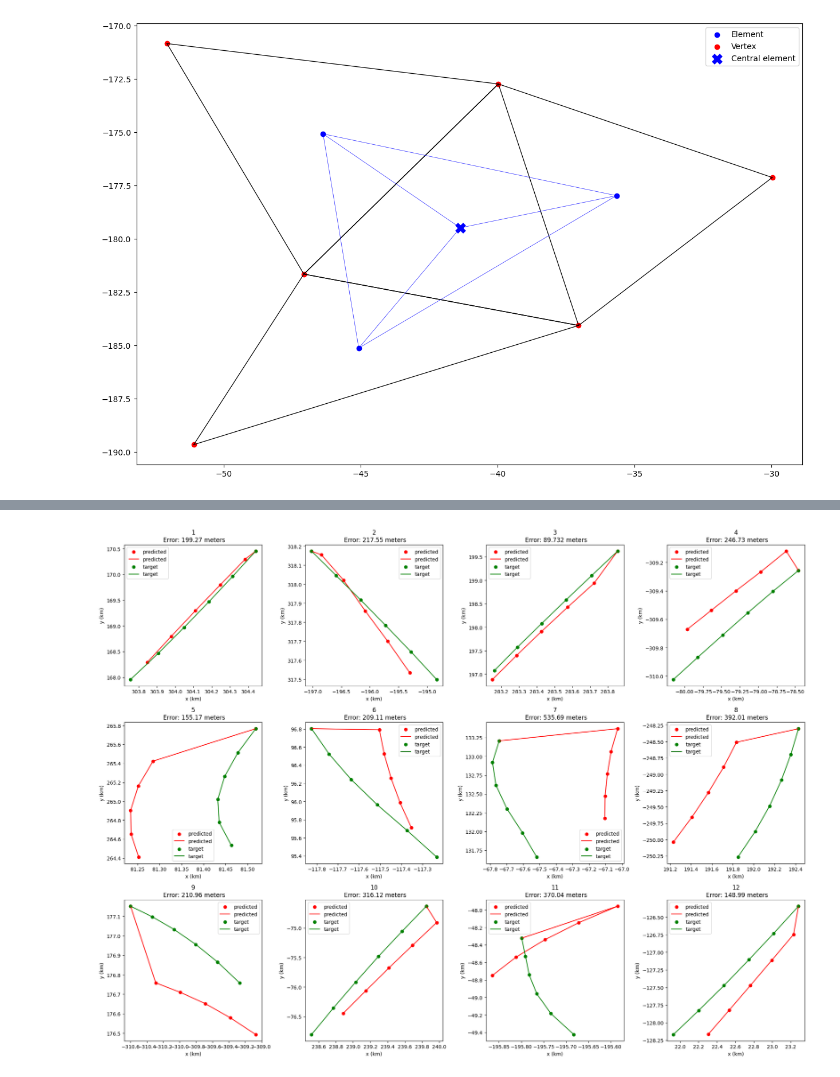
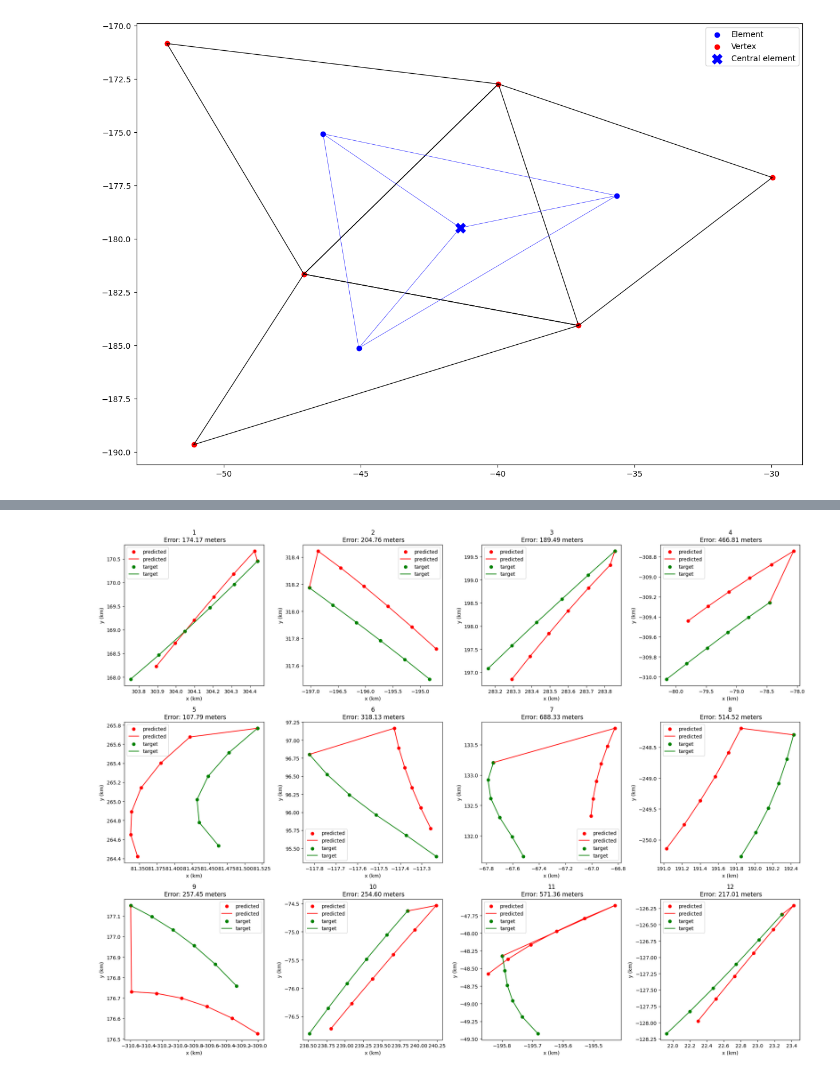
Before and after one commit to nansencenter/nextsim_dynamics_ml, a Jupyter notebook: notebooks/Demo_refactor.ipynb, the cells around one changed output, grey strips where cells are left out. Saved outputs shown, nothing was run; the diff lists cells and outputs as text; code cells hidden in the pictures.

```diff
--- a/notebooks/Demo_refactor.ipynb
+++ b/notebooks/Demo_refactor.ipynb
@@ -56,7 +56,7 @@ nextsim = Ice_graph(
 np.random.seed(42)
 
 
-n_generations = 3000
+n_generations = 5000
 
 radius = 400000 #meters
 n_neighbours = 4
@@ -168,8 +167,7 @@ class GCNN_node(nn.Module):
 
         return x
 # %%
-# Dataset creation, model definition and training
-# Note in here we are only overfitting ot study the fesiability of the approach
+# TRAINING LOOP
 
 #create datasets and loaders
 train_dataset = Ice_graph_dataset(train_graph_list, transform=None)
@@ -181,26 +179,26 @@ example_graph = next(iter(train_dataset)) #just to get the num_features
 
 num_features = example_graph.x.shape[-1]  # Node feature dimension
 hidden_channels = 12
-num_classes = example_graph.y[0].shape[0] # trajectory lenght *2, since we have x,y. #CAREFULL!
+num_classes = example_graph.y[0].shape[0] # trajectory lenght *2, since we have x,y.
 
 device = torch.device('cuda' if torch.cuda.is_available() else 'cpu')
 model = GCNN_node(num_features, hidden_channels, num_classes).to(device)
 optimizer = torch.optim.Adam(model.parameters(), lr=0.02)
-mse = nn.MSELoss()
-num_epochs = 50
 scheduler = ExponentialLR(optimizer, gamma=0.9)
+loss = nn.MSELoss()
+num_epochs = 40
 
 #trianing loop
 training_losses = []
 validation_losses = []
 for epoch in range(num_epochs):
-    training_loss = process_dataloader(model, train_dataloader, device, optimizer, scheduler, mse)
+    training_loss = process_dataloader(model, train_dataloader, device, optimizer, scheduler, loss)
     training_losses.append(training_loss)
 
     if epoch % 5 == 0:
         print(f"Epoch {epoch+1}/{num_epochs}, Average Training Loss: {training_loss:.4f}")
 
-    val_loss = process_dataloader(model, val_dataloader, device, criterion=mse)
+    val_loss = process_dataloader(model, val_dataloader, device, criterion=loss)
     validation_losses.append(val_loss)
 
     if epoch % 5 == 0:
@@ -228,11 +225,11 @@ KeyboardInterrupt:
 # %%
-mae =  nn.L1Loss()
+mse =  nn.MSELoss()
 lossess = []
 all_coords = []
-for graph in ice_dataset:
+for graph in train_dataset:
         graph = graph.to(device)
         output = model(graph.x, graph.edge_index, graph.edge_attr)
-        loss = mae(output, graph.y[0]).to('cpu').detach().numpy() *1000
+        loss = torch.sqrt(mse(output, graph.y[0])).to('cpu').detach().numpy() *1000
         coords = graph.y[-1]
         lossess.append(loss)
         all_coords.append(coords)
@@ -246,6 +243,6 @@ plt.scatter(selected_graph['x'],selected_graph['y'],c='grey', s= 1 ,marker='.',l
 plt.scatter(all_coords[:,0],all_coords[:,1],c=np.clip(lossess,0,1800),s=16, cmap='plasma')
 plt.xlim([-0.8e6, 1.2e6])
 plt.ylim([-1e6, 1e6])
-plt.title("Mean Absolute Error: "+str(avg_loss-1)[:7]+" meters")
+plt.title("Root mean squared Error: "+str(avg_loss-1)[:7]+" meters")
 plt.colorbar( label="Error in meters")
 # %% [output]
@@ -276,36 +273,36 @@ samples = [33, 222, 111,  666,
            333,4,44,555,
            341, 453, 23, 800]
 
-target_iter = iterations
+target_iter = iterations+1
 fig,axs = plt.subplots(3,4,figsize=(20,15))
 
 for i,element in enumerate(samples):
-    graph = graph_list[element]
+    graph = train_graph_list[element]
     init_coords = graph.y[-1]
     graph = graph.to(device)
 
     output = model(graph.x, graph.edge_index, graph.edge_attr).cpu().detach().numpy()
     pred_x,pred_y = output[:target_iter],output[target_iter:]
     pred_x,pred_y = np.insert(pred_x,0,init_coords[0]), np.insert(pred_y,0,init_coords[1])
 
     target = graph.y[0].cpu().detach().numpy()
     target_x,target_y = target[:target_iter],target[target_iter:]
     target_x,target_y = np.insert(target_x,0,init_coords[0]), np.insert(target_y,0,init_coords[1])
 
-    error = mae(torch.tensor(output),torch.tensor(target)).item()*1000
+    error = torch.sqrt(mse(torch.tensor(output),torch.tensor(target))).item()*1000
 
     axs.flatten()[i].scatter(pred_x,pred_y, c='red',label="predicted")
     axs.flatten()[i].plot(pred_x,pred_y, c='red',label="predicted")
 
     axs.flatten()[i].scatter(target_x,target_y, c='green',label="target")
     axs.flatten()[i].plot(target_x,target_y, c='green',label="target")
 
     #axs.flatten()[i].set_xlim([target_x[0]-10, target_x[0]+10]) # 10km
     #axs.flatten()[i].set_ylim([target_y[0]-10, target_y[0]+10])
     axs.flatten()[i].legend()
     axs.flatten()[i].set_title(f"{i+1}\n Error: "+str(error)[:6]+" meters")
     axs.flatten()[i].set_xlabel("x (km)")
     axs.flatten()[i].set_ylabel("y (km)")
 plt.tight_layout()
 # %% [output]
-[figure, old version]
+[figure, new version]
```
Also changed, not shown: parts of 13 cells of this notebook.
